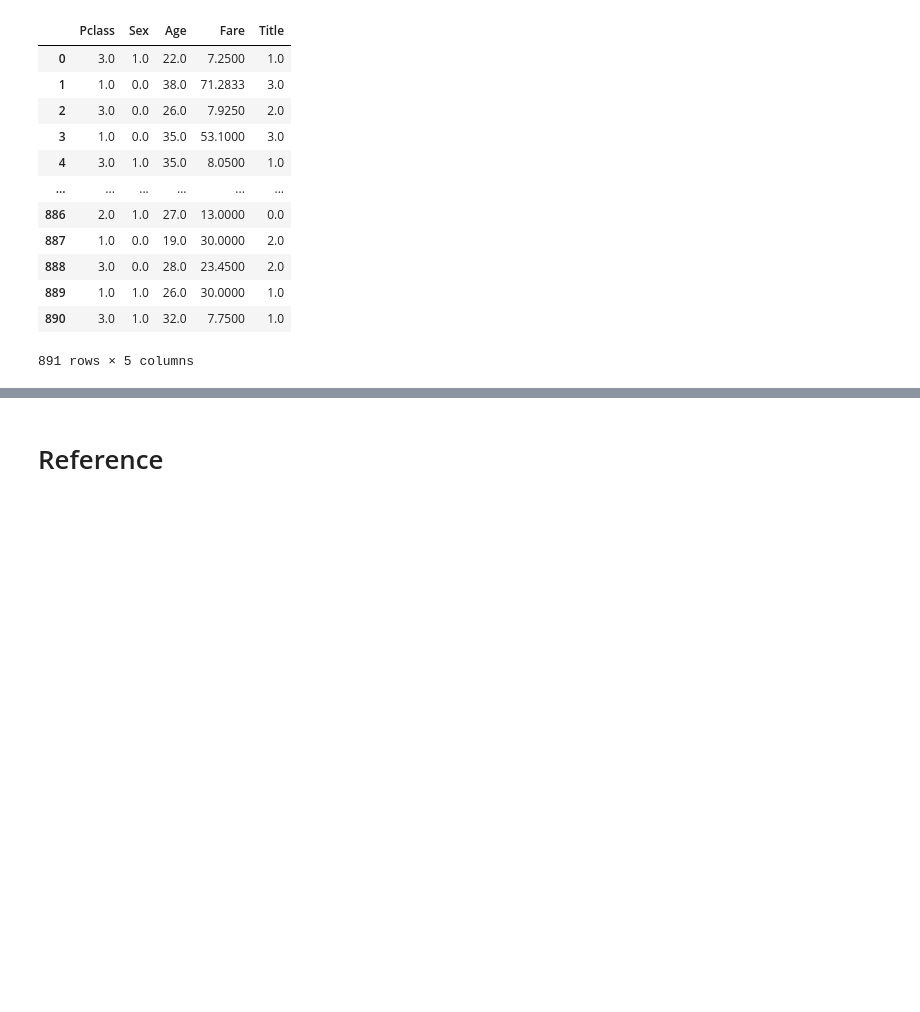
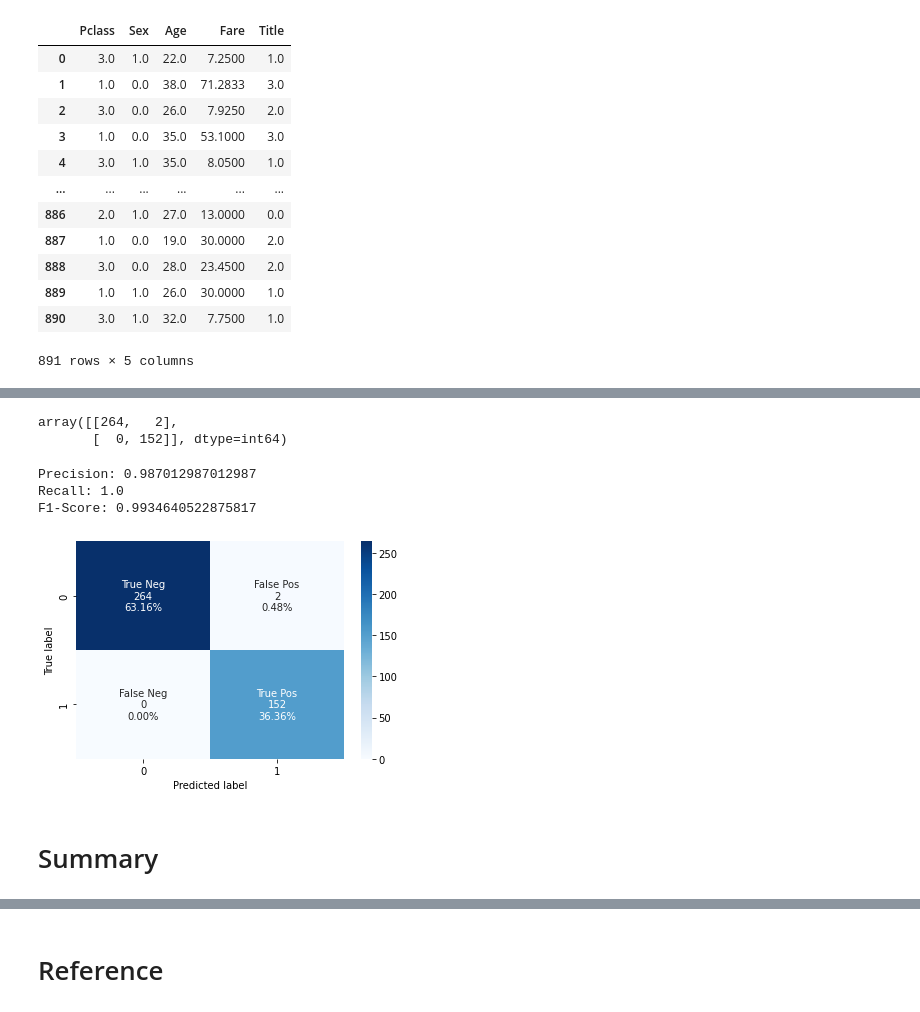
Before and after one commit to CertifaiAI/data-science-fundamentals, a Jupyter notebook: day_3/8S_End to End Example .ipynb, the cells around one changed output, grey strips where cells are left out. Drawn from its saved outputs; the diff is of its cells as text; code cells hidden in the pictures; blank space fills up the shorter version.

Commit message:
add summary pipeline

```diff
--- a/day_3/8S_End to End Example .ipynb
+++ b/day_3/8S_End to End Example .ipynb
@@ -1362,6 +1418,6 @@ parameteres = {'SVM__C':[0.001,0.1,10,100,10e5], 'SVM__gamma':[0.1,0.01]}
 # %%
 from sklearn.model_selection import GridSearchCV
-grid = GridSearchCV(mlpipe, param_grid=parameteres, cv=2)
+grid = GridSearchCV(best_model, param_grid=parameteres, cv=2)
 # %%
-grid.fit(x_train_feature,x_train_target)
+grid.fit(x_train_exp2, y_train_target)
 # %% [output]
@@ -1379,5 +1435,5 @@ print(grid.best_params_)
 # %%
 # Stores the optimum model in best_pipe
-best_pipe = grid.best_estimator_
-print(best_pipe)
+best_ml = grid.best_estimator_
+print(best_ml)
 # %% [output]
@@ -1384,0 +1444,34 @@ Pipeline(steps=[('SVM', SVC(C=10, gamma=0.1, kernel='linear'))])
+# %%
+from sklearn.metrics import confusion_matrix
+y_pred = best_ml.predict(x_test_exp2)
+cf_matrix = confusion_matrix(y_test_target, y_pred)
+cf_matrix
+# %% [output]
+array([[264,   2],
+       [  0, 152]], dtype=int64)
+# %%
+from sklearn.metrics import precision_score, recall_score
+from sklearn.metrics import f1_score
+group_names = ['True Neg','False Pos','False Neg','True Pos']
+group_counts = ["{0:0.0f}".format(value) for value in
+                cf_matrix.flatten()]
+group_percentages = ["{0:.2%}".format(value) for value in
+                     cf_matrix.flatten()/np.sum(cf_matrix)]
+labels = [f"{v1}\n{v2}\n{v3}" for v1, v2, v3 in
+          zip(group_names,group_counts,group_percentages)]
+labels = np.asarray(labels).reshape(2,2)
+sns.heatmap(cf_matrix, annot=labels, fmt='', cmap='Blues')
+plt.ylabel('True label')
+plt.xlabel('Predicted label')
+
+
+print("Precision:", precision_score(y_test_target, y_pred))
+print("Recall:",recall_score(y_test_target, y_pred))
+print("F1-Score:",f1_score(y_test_target, y_pred))
+# %% [output]
+Precision: 0.987012987012987
+Recall: 1.0
+F1-Score: 0.9934640522875817
+[figure, added]
+# %% [markdown]
+# Summary
```
Also changed, not shown: parts of 43 cells of this notebook.
